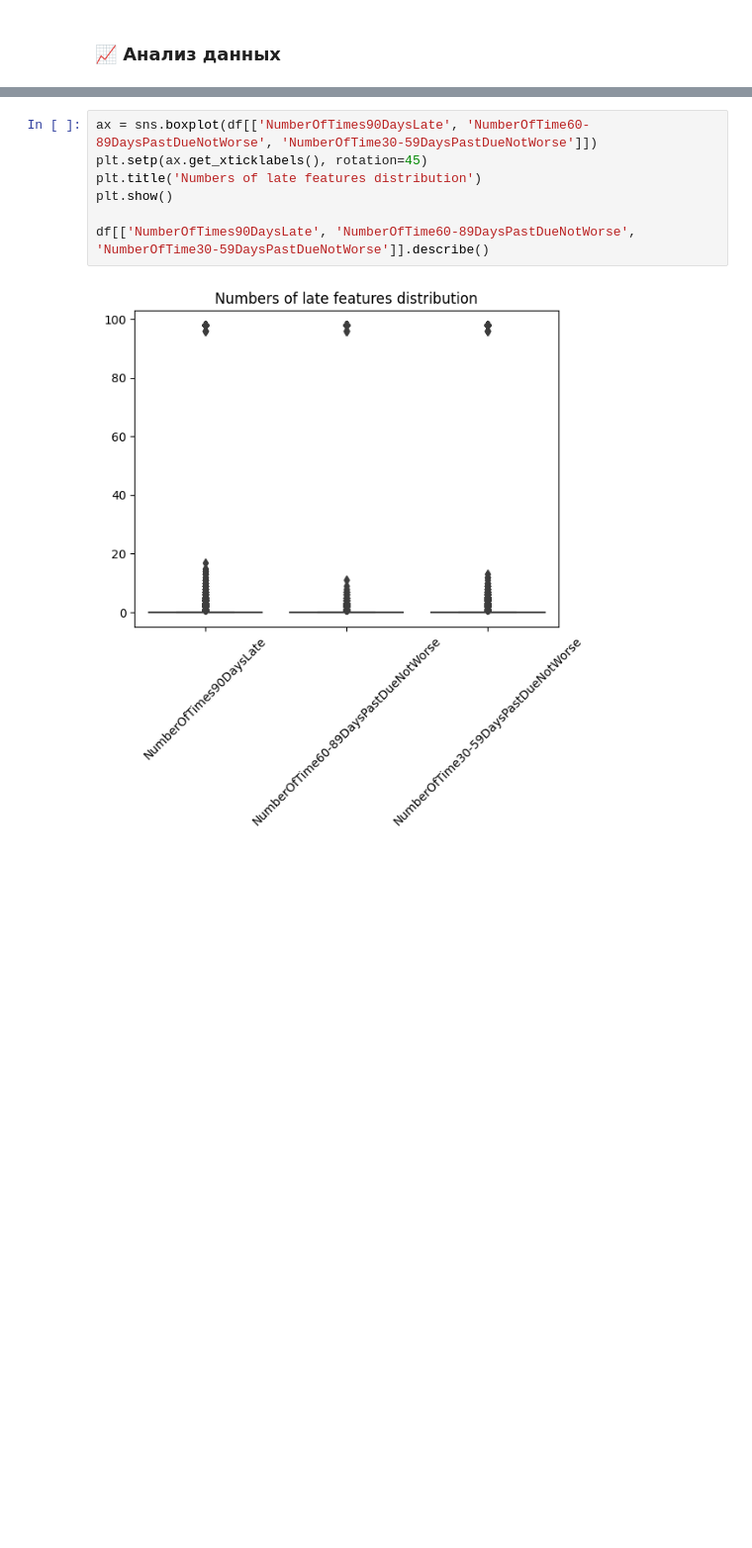
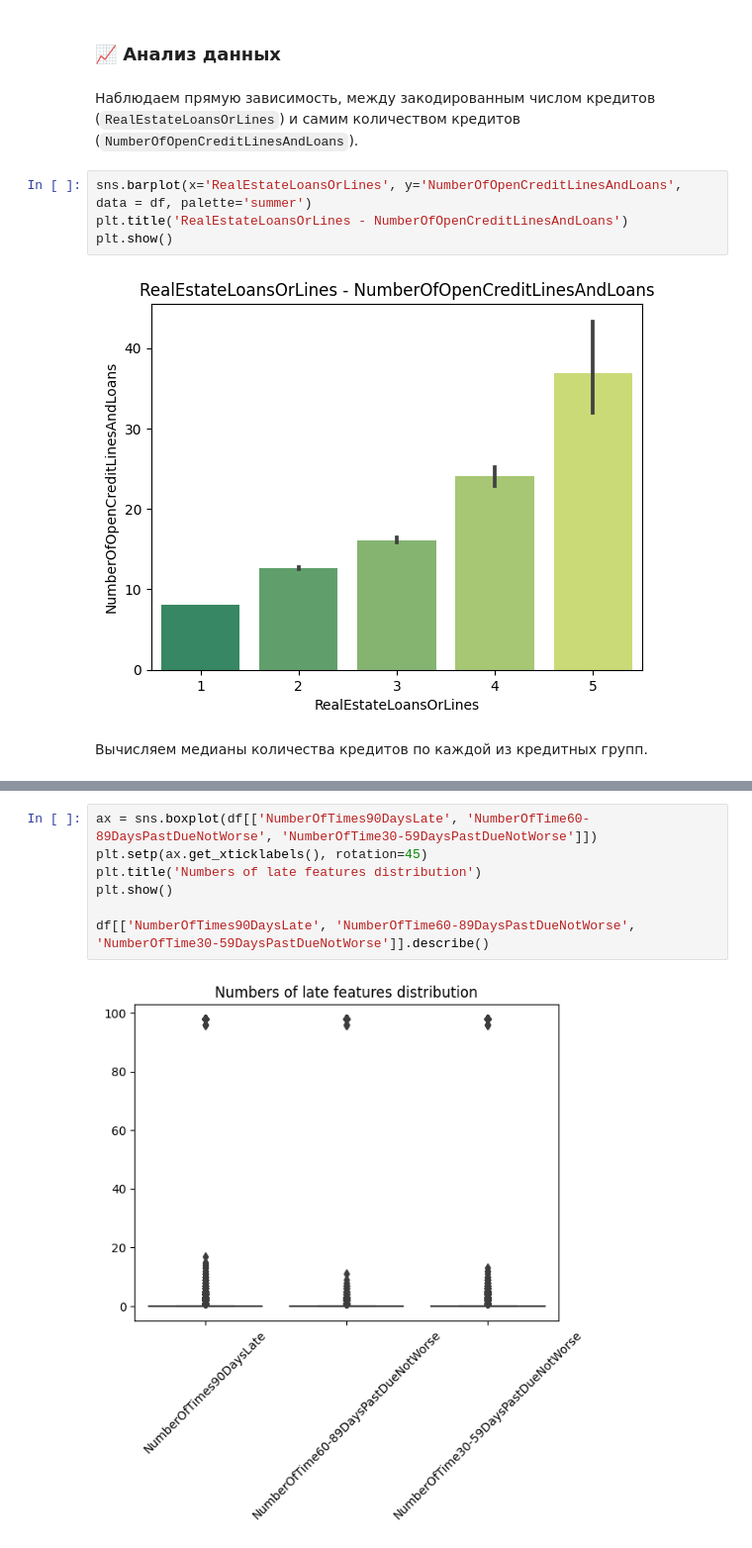
Before and after one commit to h4cktivist/credit-scoring-ML, a Jupyter notebook: Credit_scoring.ipynb, the cells around one changed output, grey strips where cells are left out. Shown at 99% size. Saved outputs shown, nothing was run; the diff lists cells and outputs as text; blank space fills up the shorter version.

```diff
--- a/Credit_scoring.ipynb
+++ b/Credit_scoring.ipynb
@@ -192,3 +190,13 @@ df.describe()
 | max | 1.000000 | 50708.000000 | 109.000000 | 98.000000 | 329664.000000 | 3.008750e+06 | ... |
 # %% [markdown]
 ### 📈 Анализ данных
+# %% [markdown]
+Наблюдаем прямую зависимость, между закодированным числом кредитов (`RealEstateLoansOrLines`) и самим количеством кредитов (`NumberOfOpenCreditLinesAndLoans`).
+# %%
+sns.barplot(x='RealEstateLoansOrLines', y='NumberOfOpenCreditLinesAndLoans', data = df, palette='summer')
+plt.title('RealEstateLoansOrLines - NumberOfOpenCreditLinesAndLoans')
+plt.show()
+# %% [output]
+[figure, added]
+# %% [markdown]
+Вычисляем медианы количества кредитов по каждой из кредитных групп.
```
Also changed, not shown: parts of 34 cells of this notebook.
